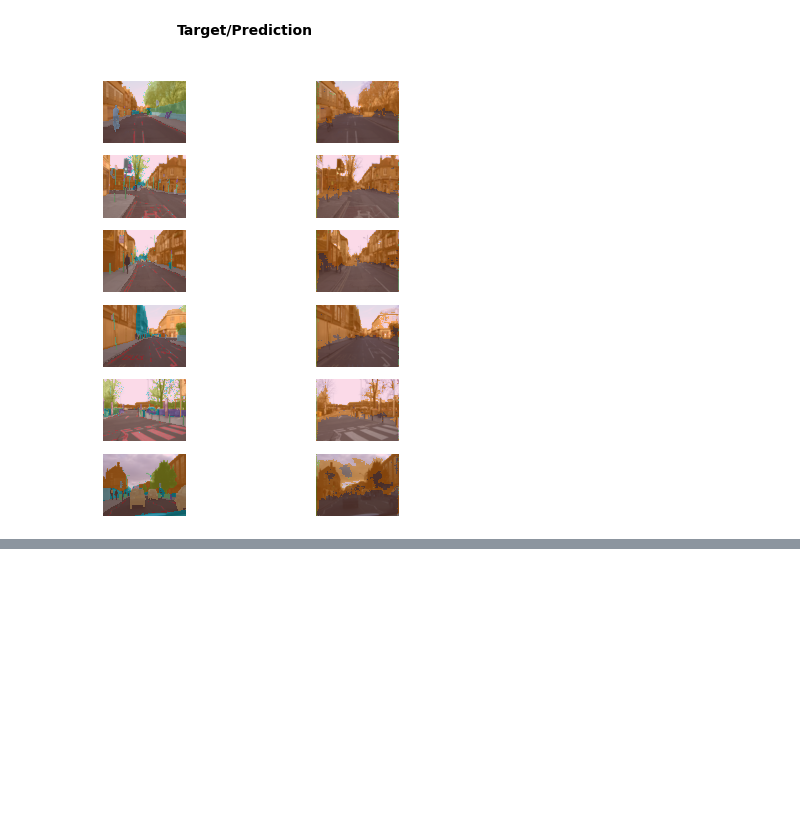
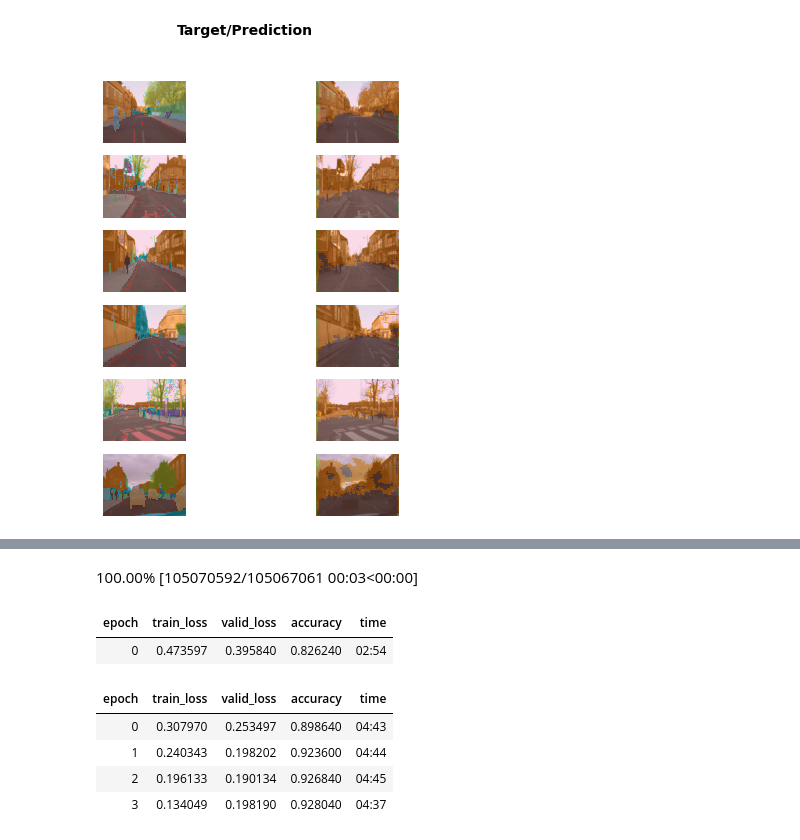
Before and after one commit to omergilani/FastAI_Book_WalkThrough, a Jupyter notebook: fastaibook-chap1.ipynb, the cells around one changed output, grey strips where cells are left out. Drawn from its saved outputs; the diff is of its cells as text; code cells hidden in the pictures; blank space fills up the shorter version.

```diff
--- a/fastaibook-chap1.ipynb
+++ b/fastaibook-chap1.ipynb
@@ -112,0 +117,2 @@ learn.show_results(max_n=6, figsize=(7,8))
+# %%
+dls = TextDataLoaders.from_folder(untar_data(URLs.IMDB), valid='test')
@@ -112,0 +122,14 @@ learn.show_results(max_n=6, figsize=(7,8))
+# %%
+learn = text_classifier_learner(dls, AWD_LSTM, drop_mult=0.5, metrics=accuracy)
+# %% [output]
+100.00% [105070592/105067061 00:03<00:00]
+# %%
+learn.fine_tune(4, 1e-2)
+# %% [output]
+| epoch | train_loss | valid_loss | accuracy | time |
+| 0 | 0.473597 | 0.395840 | 0.826240 | 02:54 |
+| epoch | train_loss | valid_loss | accuracy | time |
+| 0 | 0.307970 | 0.253497 | 0.898640 | 04:43 |
+| 1 | 0.240343 | 0.198202 | 0.923600 | 04:44 |
+| 2 | 0.196133 | 0.190134 | 0.926840 | 04:45 |
+| 3 | 0.134049 | 0.198190 | 0.928040 | 04:37 |
```
Also changed, not shown: parts of 18 cells of this notebook.
